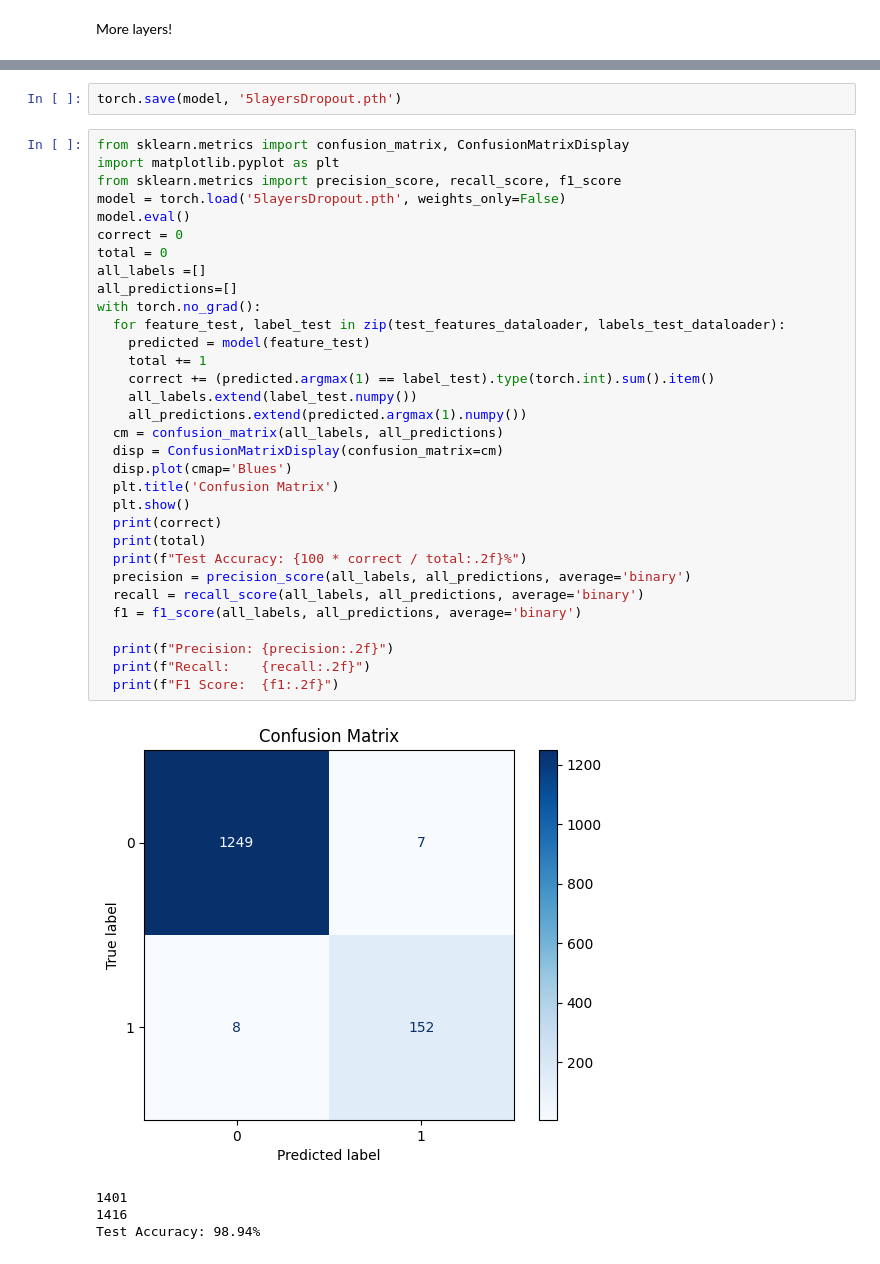
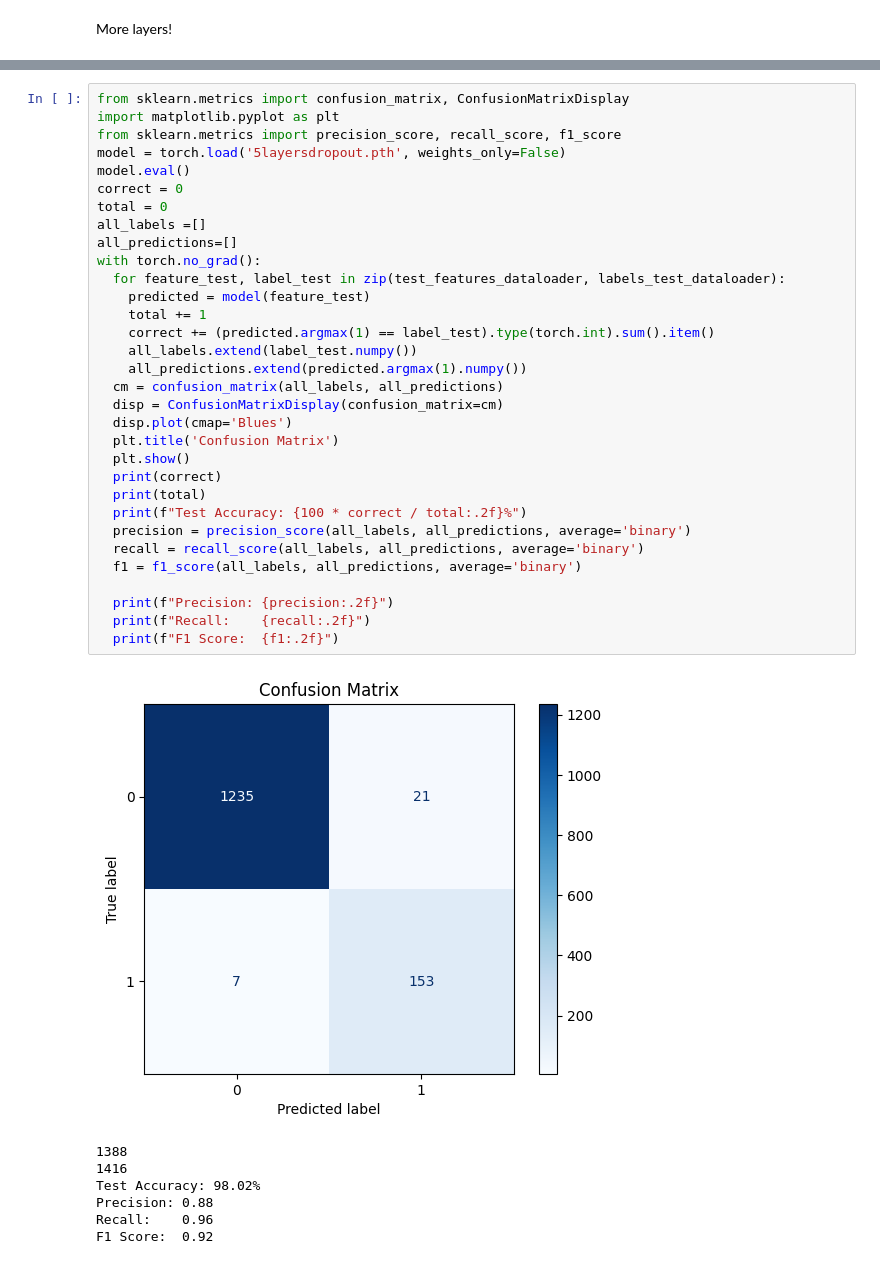
Before and after one commit to nishitmv/ML, a Jupyter notebook: Classification.ipynb, the cells around one changed output, grey strips where cells are left out. Saved outputs shown, nothing was run; the diff lists cells and outputs as text.

```diff
--- a/Classification.ipynb
+++ b/Classification.ipynb
@@ -379,42 +383,43 @@ Epoch 16/20, Loss: 0.0
-# %%
-torch.save(model, '5layersDropout.pth')
 # %%
 from sklearn.metrics import confusion_matrix, ConfusionMatrixDisplay
 import matplotlib.pyplot as plt
 from sklearn.metrics import precision_score, recall_score, f1_score
-model = torch.load('5layersDropout.pth', weights_only=False)
+model = torch.load('5layersdropout.pth', weights_only=False)
 model.eval()
 correct = 0
 total = 0
 all_labels =[]
 all_predictions=[]
 with torch.no_grad():
   for feature_test, label_test in zip(test_features_dataloader, labels_test_dataloader):
     predicted = model(feature_test)
     total += 1
     correct += (predicted.argmax(1) == label_test).type(torch.int).sum().item()
     all_labels.extend(label_test.numpy())
     all_predictions.extend(predicted.argmax(1).numpy())
   cm = confusion_matrix(all_labels, all_predictions)
   disp = ConfusionMatrixDisplay(confusion_matrix=cm)
   disp.plot(cmap='Blues')
   plt.title('Confusion Matrix')
   plt.show()
   print(correct)
   print(total)
   print(f"Test Accuracy: {100 * correct / total:.2f}%")
   precision = precision_score(all_labels, all_predictions, average='binary')
   recall = recall_score(all_labels, all_predictions, average='binary')
   f1 = f1_score(all_labels, all_predictions, average='binary')
 
   print(f"Precision: {precision:.2f}")
   print(f"Recall:    {recall:.2f}")
   print(f"F1 Score:  {f1:.2f}")
 # %% [output]
-[figure, old version]
+[figure, new version]
-1401
+1388
 1416
-Test Accuracy: 98.94%
+Test Accuracy: 98.02%
+Precision: 0.88
+Recall:    0.96
+F1 Score:  0.92
 # %%
 import torch.nn as nn
 import torch.optim as optim
```
Also changed, not shown: parts of 12 cells of this notebook.
